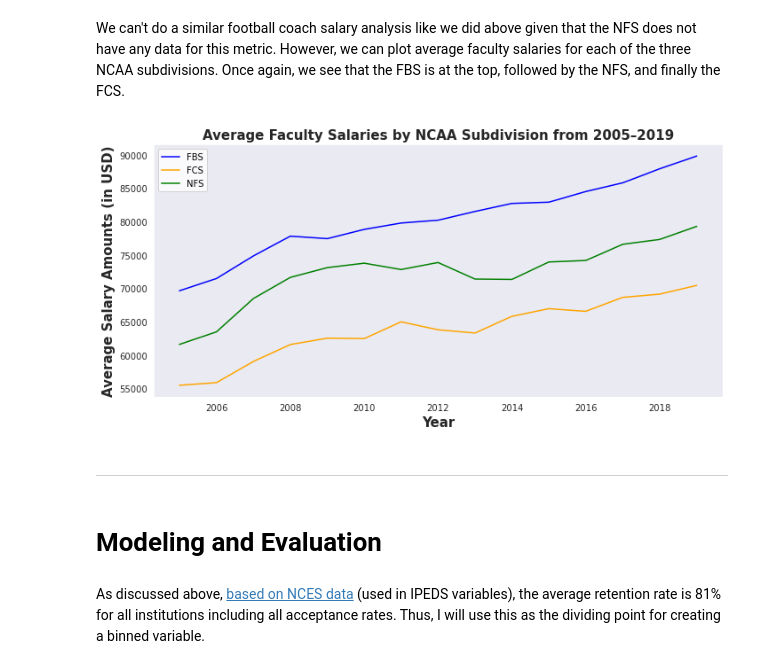
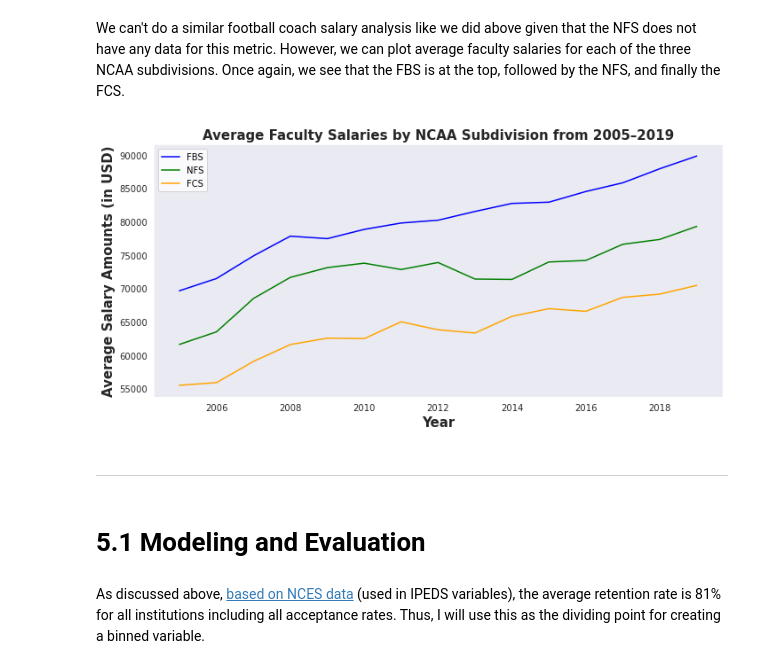
Before and after one commit to Shoemaker703/college_retention, a Jupyter notebook: Summary Notebook.ipynb, the cells around one changed output. Drawn from its saved outputs; the diff is of its cells as text; code cells hidden in the pictures.

```diff
--- a/Summary Notebook.ipynb
+++ b/Summary Notebook.ipynb
@@ -473,22 +513,22 @@ We can't do a similar football coach salary analysis like we did above given tha
 # %%
 # Looking academic spending per FTE student vs. athletic spending per student athlete.
 with sns.axes_style('dark'):
     fig, ax = plt.subplots(figsize=(10,5))
 sns.lineplot(y = fbs_trends['Average Faculty Salary'], x = fbs_trends.index, color='blue')
+sns.lineplot(y = nfs_trends['Average Faculty Salary'], x = nfs_trends.index, color='green')
 sns.lineplot(y = fcs_trends['Average Faculty Salary'], x = fcs_trends.index, color='orange')
-sns.lineplot(y = nfs_trends['Average Faculty Salary'], x = nfs_trends.index, color='green')
 ax.set_title('Average Faculty Salaries by NCAA Subdivision from 2005–2019', fontsize=15,fontweight='bold')
 ax.set_xlabel('Year', fontsize=15,fontweight='bold')
 ax.set_ylabel('Average Salary Amounts (in USD)', fontsize=15,fontweight='bold')
-ax.legend(labels = ['FBS', 'FCS', 'NFS'])
+ax.legend(labels = ['FBS', 'NFS', 'FCS'])
 plt.tight_layout()
 plt.savefig('Images/salaries_ncaa.png');
 # %% [output]
-[figure, old version]
+[figure, new version]
 # %% [markdown]
 ---
 # %% [markdown]
-# Modeling and Evaluation
+# 5.1 Modeling and Evaluation
 # %% [markdown]
 As discussed above, [based on NCES data](https://nces.ed.gov/programs/coe/indicator/ctr) (used in IPEDS variables), the average retention rate is 81% for all institutions including all acceptance rates. Thus, I will use this as the dividing point for creating a binned variable.
 # %%
```
Also changed, not shown: parts of 58 cells of this notebook, 11 other files.
